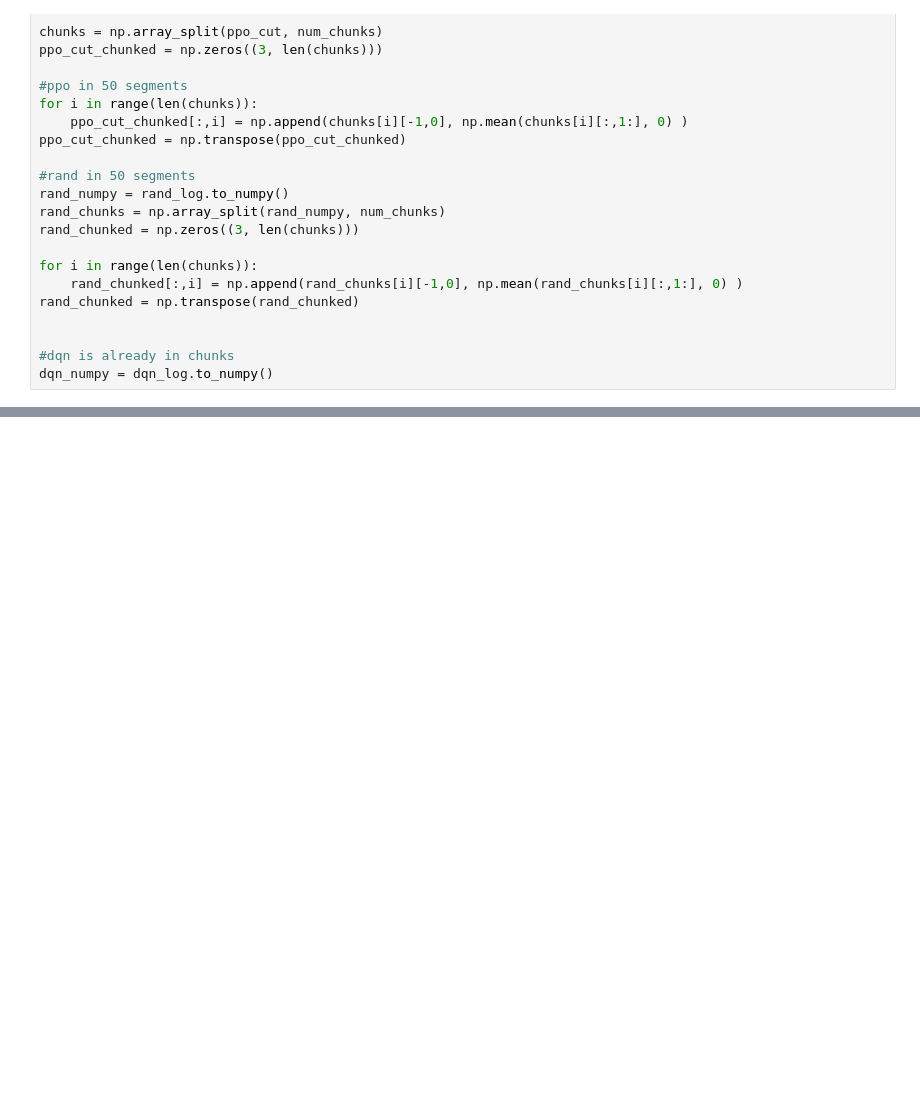
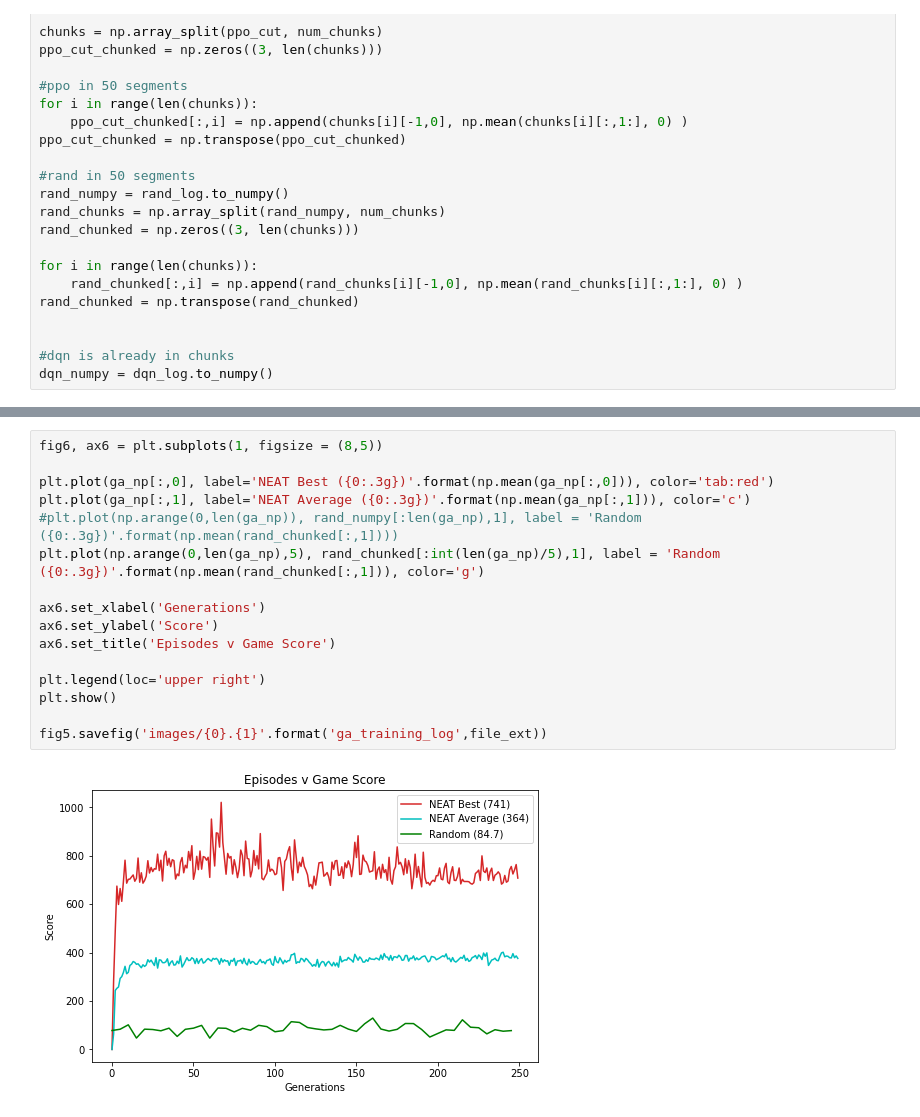
Before and after one commit to p-owens/ai, a Jupyter notebook: results/results.ipynb, the cells around one changed output, grey strips where cells are left out. Saved outputs shown, nothing was run; the diff lists cells and outputs as text; blank space fills up the shorter version.

```diff
--- a/results/results.ipynb
+++ b/results/results.ipynb
@@ -169,0 +180,18 @@ fig5.savefig('images/{0}.{1}'.format('eval_score',file_ext))
+# %%
+fig6, ax6 = plt.subplots(1, figsize = (8,5))
+
+plt.plot(ga_np[:,0], label='NEAT Best ({0:.3g})'.format(np.mean(ga_np[:,0])), color='tab:red')
+plt.plot(ga_np[:,1], label='NEAT Average ({0:.3g})'.format(np.mean(ga_np[:,1])), color='c')
+#plt.plot(np.arange(0,len(ga_np)), rand_numpy[:len(ga_np),1], label = 'Random ({0:.3g})'.format(np.mean(rand_chunked[:,1])))
+plt.plot(np.arange(0,len(ga_np),5), rand_chunked[:int(len(ga_np)/5),1], label = 'Random ({0:.3g})'.format(np.mean(rand_chunked[:,1])), color='g')
+
+ax6.set_xlabel('Generations')
+ax6.set_ylabel('Score')
+ax6.set_title('Episodes v Game Score')
+
+plt.legend(loc='upper right')
+plt.show()
+
+fig5.savefig('images/{0}.{1}'.format('ga_training_log',file_ext))
+# %% [output]
+[figure, added]
```
Also changed, not shown: parts of 3 cells of this notebook, 7 other files.
